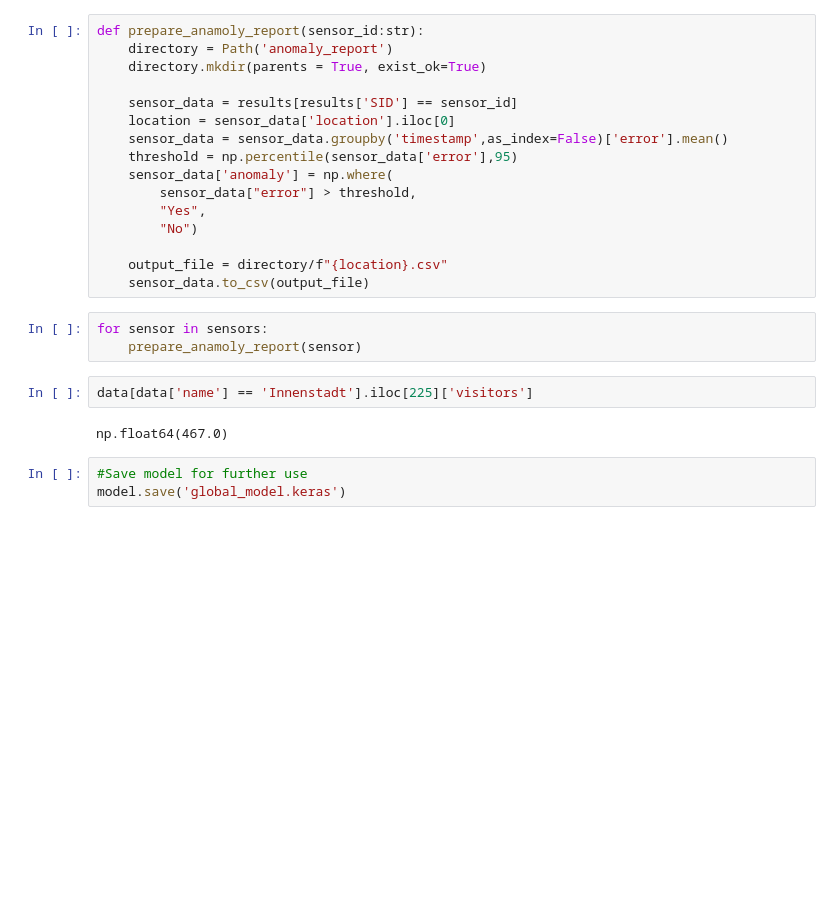
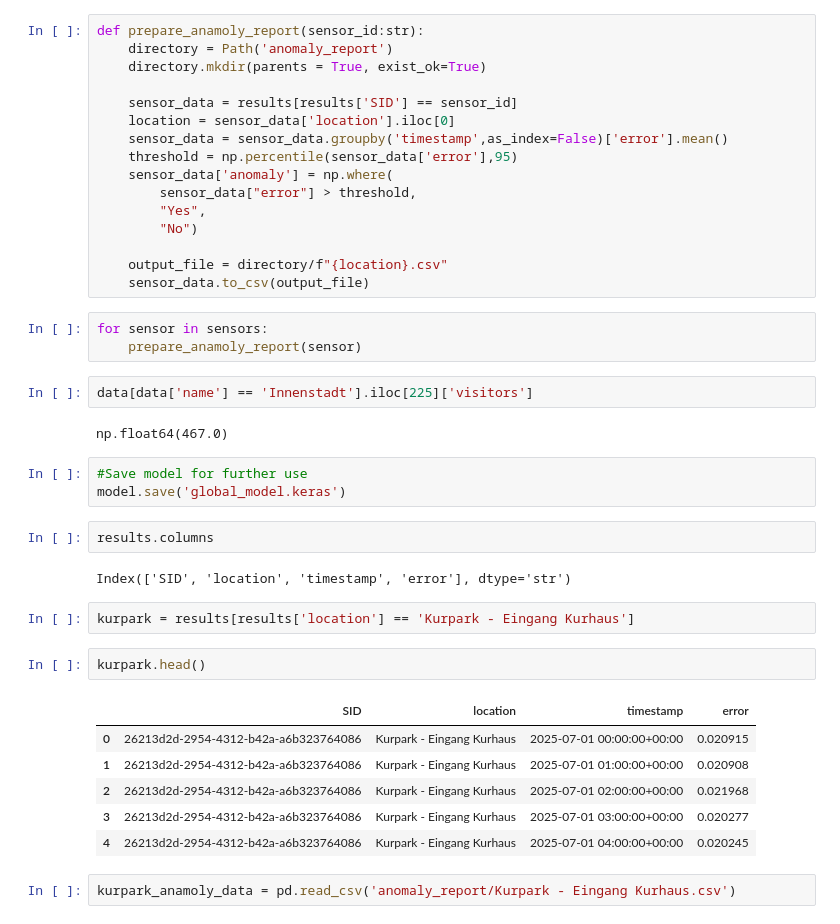
Before and after one commit to readytocommit/FinalProject, a Jupyter notebook: globalModel.ipynb, the cells around one changed output. Cells and saved outputs as stored; diff of their text form; blank space fills up the shorter version.

```diff
--- a/globalModel.ipynb
+++ b/globalModel.ipynb
@@ -263,3 +271,20 @@ np.float64(467.0)
 # %%
 #Save model for further use
 model.save('global_model.keras')
+# %%
+results.columns
+# %% [output]
+Index(['SID', 'location', 'timestamp', 'error'], dtype='str')
+# %%
+kurpark = results[results['location'] == 'Kurpark - Eingang Kurhaus']
+# %%
+kurpark.head()
+# %% [output]
+|  | SID | location | timestamp | error |
+| 0 | 26213d2d-2954-4312-b42a-a6b323764086 | Kurpark - Eingang Kurhaus | 2025-07-01 00:00:00+00:00 | 0.020915 |
+| 1 | 26213d2d-2954-4312-b42a-a6b323764086 | Kurpark - Eingang Kurhaus | 2025-07-01 01:00:00+00:00 | 0.020908 |
+| 2 | 26213d2d-2954-4312-b42a-a6b323764086 | Kurpark - Eingang Kurhaus | 2025-07-01 02:00:00+00:00 | 0.021968 |
+| 3 | 26213d2d-2954-4312-b42a-a6b323764086 | Kurpark - Eingang Kurhaus | 2025-07-01 03:00:00+00:00 | 0.020277 |
+| 4 | 26213d2d-2954-4312-b42a-a6b323764086 | Kurpark - Eingang Kurhaus | 2025-07-01 04:00:00+00:00 | 0.020245 |
+# %%
+kurpark_anamoly_data = pd.read_csv('anomaly_report/Kurpark - Eingang Kurhaus.csv')
```
Also changed, not shown: parts of 12 cells of this notebook, 30 other files.
